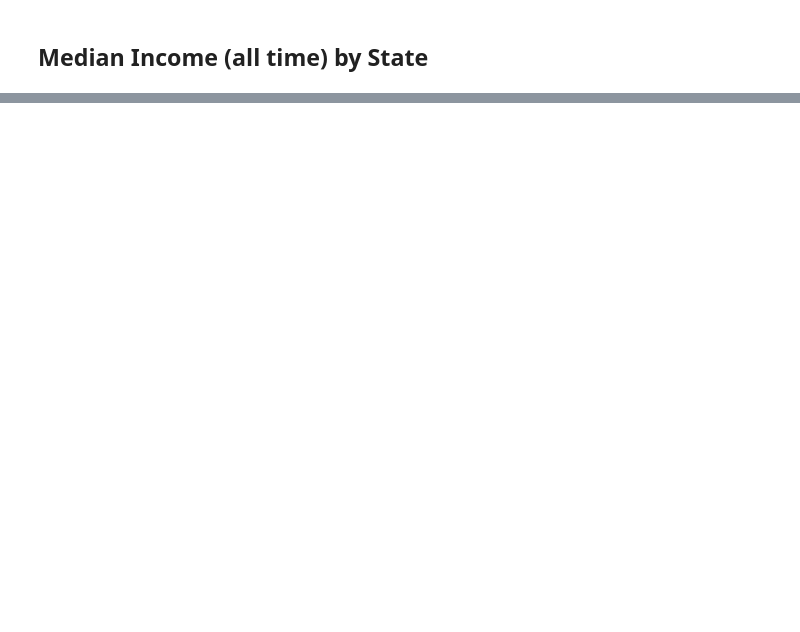
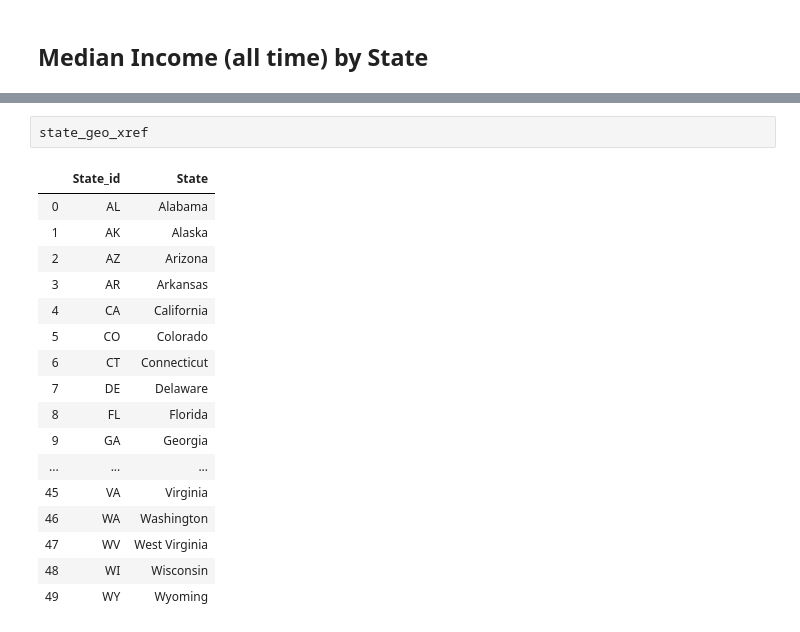
Before and after one commit to JosueGar/team_project_1, a Jupyter notebook: Randall_scratchpad.ipynb, the cells around one changed output, grey strips where cells are left out. Cells and saved outputs as stored; diff of their text form; blank space fills up the shorter version.

```diff
--- a/Randall_scratchpad.ipynb
+++ b/Randall_scratchpad.ipynb
@@ -399,0 +679,20 @@ m
+# %%
+state_geo_xref
+# %% [output]
+|  | State_id | State |
+| 0 | AL | Alabama |
+| 1 | AK | Alaska |
+| 2 | AZ | Arizona |
+| 3 | AR | Arkansas |
+| 4 | CA | California |
+| 5 | CO | Colorado |
+| 6 | CT | Connecticut |
+| 7 | DE | Delaware |
+| 8 | FL | Florida |
+| 9 | GA | Georgia |
+| ... | ... | ... |
+| 45 | VA | Virginia |
+| 46 | WA | Washington |
+| 47 | WV | West Virginia |
+| 48 | WI | Wisconsin |
+| 49 | WY | Wyoming |
```
Also changed, not shown: parts of 22 cells of this notebook, 1 other file.
